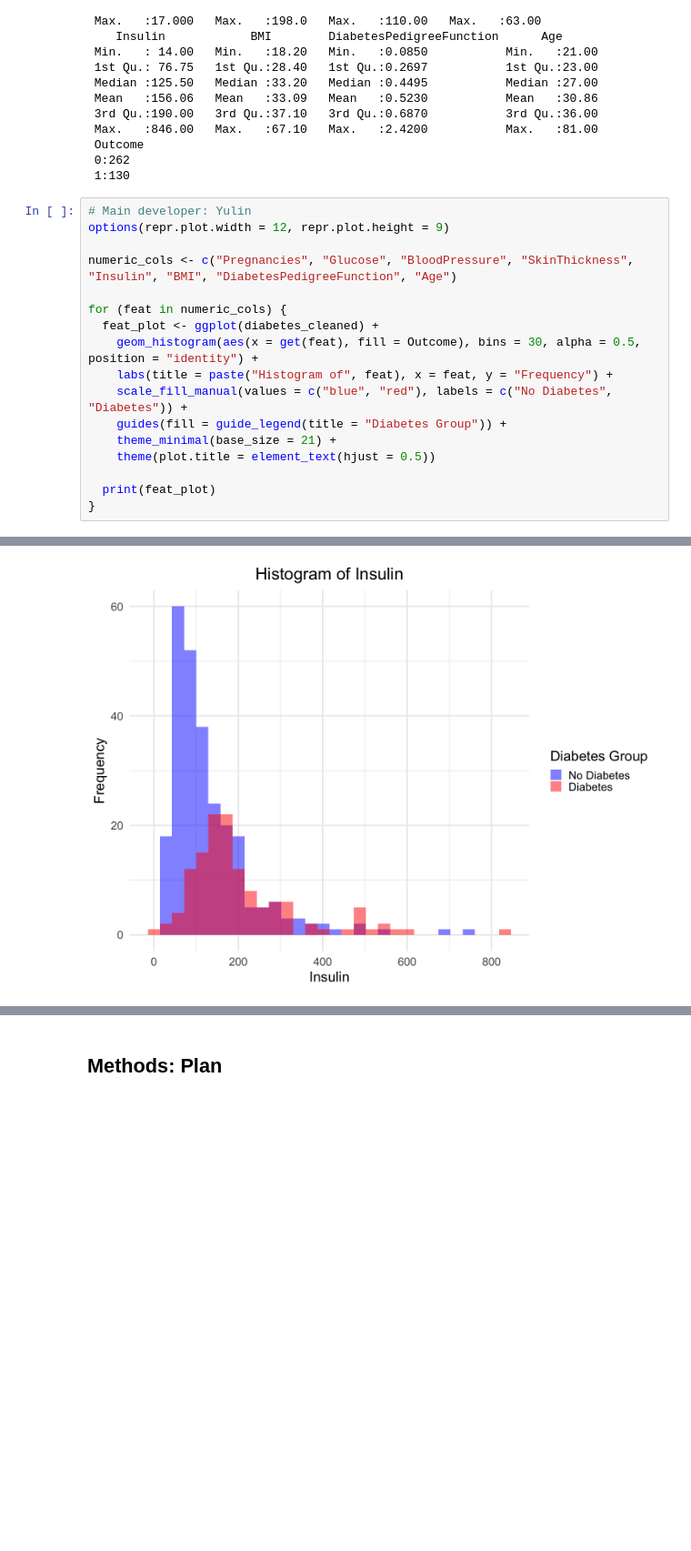
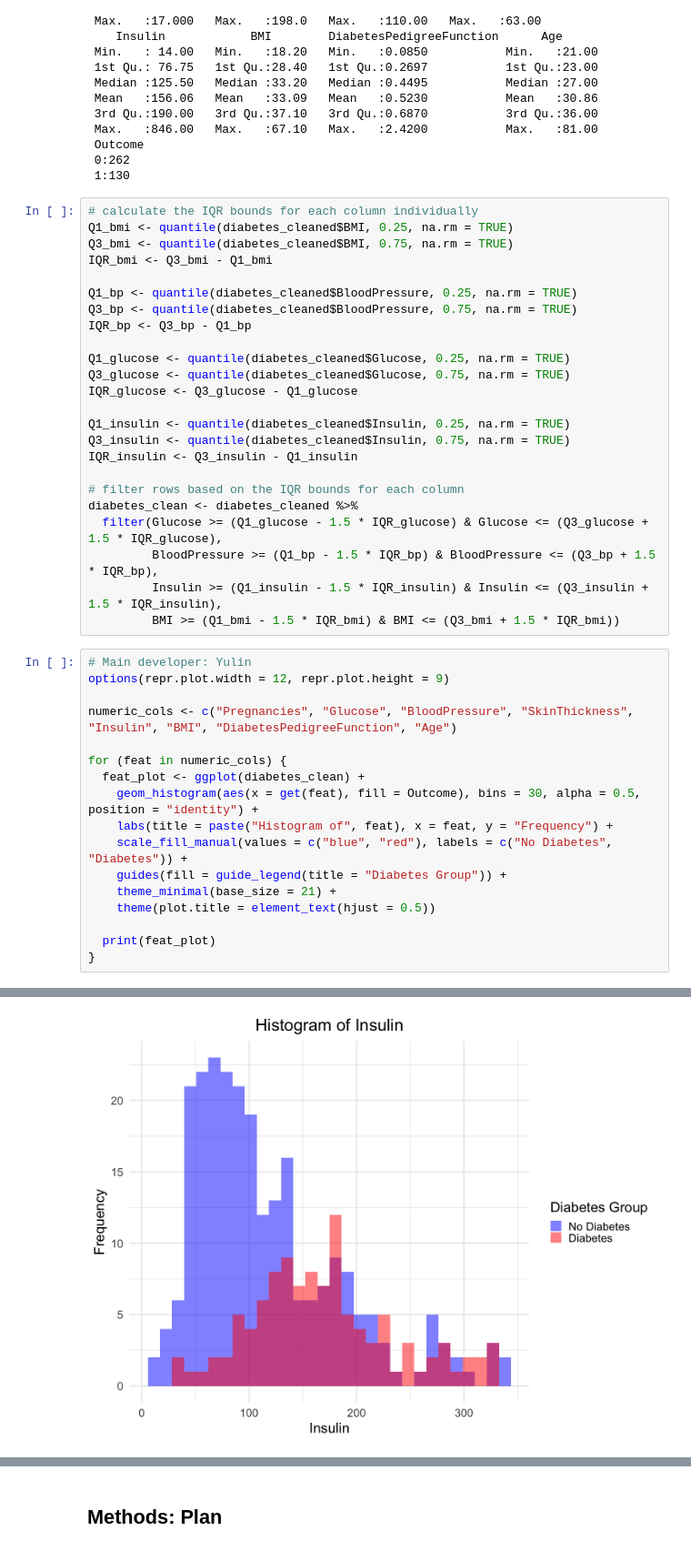
Before and after one commit to justinyyl/STAT_301_Group_31, a Jupyter notebook: Group_Report.ipynb, the cells around one changed output, grey strips where cells are left out. Shown at 91% size. Saved outputs shown, nothing was run; the diff lists cells and outputs as text; blank space fills up the shorter version.

```diff
--- a/Group_Report.ipynb
+++ b/Group_Report.ipynb
@@ -148,6 +148,30 @@ summary(diabetes_cleaned)
  Outcome
  0:262
  1:130
+# %%
+# calculate the IQR bounds for each column individually
+Q1_bmi <- quantile(diabetes_cleaned$BMI, 0.25, na.rm = TRUE)
+Q3_bmi <- quantile(diabetes_cleaned$BMI, 0.75, na.rm = TRUE)
+IQR_bmi <- Q3_bmi - Q1_bmi
+
+Q1_bp <- quantile(diabetes_cleaned$BloodPressure, 0.25, na.rm = TRUE)
+Q3_bp <- quantile(diabetes_cleaned$BloodPressure, 0.75, na.rm = TRUE)
+IQR_bp <- Q3_bp - Q1_bp
+
+Q1_glucose <- quantile(diabetes_cleaned$Glucose, 0.25, na.rm = TRUE)
+Q3_glucose <- quantile(diabetes_cleaned$Glucose, 0.75, na.rm = TRUE)
+IQR_glucose <- Q3_glucose - Q1_glucose
+
+Q1_insulin <- quantile(diabetes_cleaned$Insulin, 0.25, na.rm = TRUE)
+Q3_insulin <- quantile(diabetes_cleaned$Insulin, 0.75, na.rm = TRUE)
+IQR_insulin <- Q3_insulin - Q1_insulin
+
+# filter rows based on the IQR bounds for each column
+diabetes_clean <- diabetes_cleaned %>%
+  filter(Glucose >= (Q1_glucose - 1.5 * IQR_glucose) & Glucose <= (Q3_glucose + 1.5 * IQR_glucose),
+         BloodPressure >= (Q1_bp - 1.5 * IQR_bp) & BloodPressure <= (Q3_bp + 1.5 * IQR_bp),
+         Insulin >= (Q1_insulin - 1.5 * IQR_insulin) & Insulin <= (Q3_insulin + 1.5 * IQR_insulin),
+         BMI >= (Q1_bmi - 1.5 * IQR_bmi) & BMI <= (Q3_bmi + 1.5 * IQR_bmi))
 # %%
 # Main developer: Yulin
 options(repr.plot.width = 12, repr.plot.height = 9)
@@ -155,7 +179,7 @@ options(repr.plot.width = 12, repr.plot.height = 9)
 numeric_cols <- c("Pregnancies", "Glucose", "BloodPressure", "SkinThickness", "Insulin", "BMI", "DiabetesPedigreeFunction", "Age")
 
 for (feat in numeric_cols) {
-  feat_plot <- ggplot(diabetes_cleaned) +
+  feat_plot <- ggplot(diabetes_clean) +
     geom_histogram(aes(x = get(feat), fill = Outcome), bins = 30, alpha = 0.5, position = "identity") +
     labs(title = paste("Histogram of", feat), x = feat, y = "Frequency") +
     scale_fill_manual(values = c("blue", "red"), labels = c("No Diabetes", "Diabetes")) +
@@ -173 +197 @@ for (feat in numeric_cols) {
-[figure, old version]
+[figure, new version]
```
Also changed, not shown: parts of 29 cells of this notebook.
